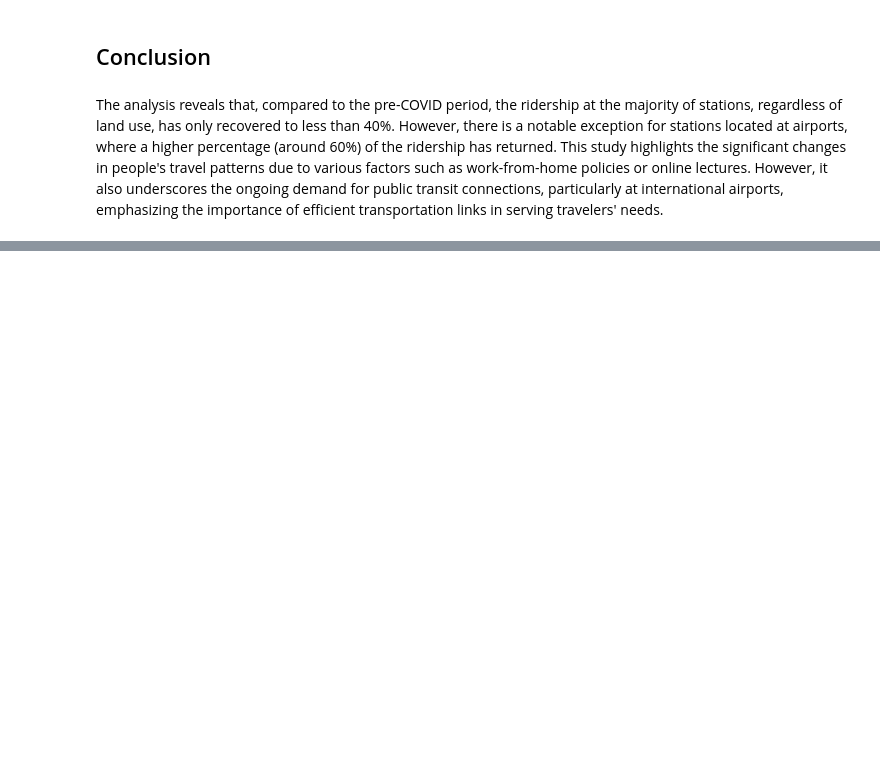
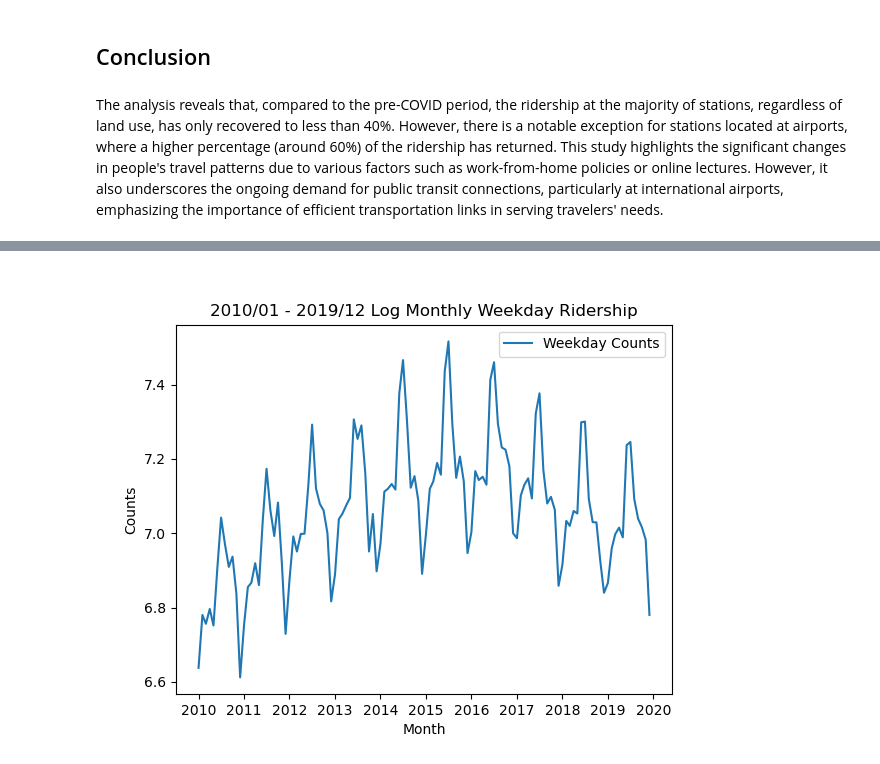
Before and after one commit to UCB-stat-159-s23/project-Group23, a Jupyter notebook: main.ipynb, the cells around one changed output, grey strips where cells are left out. Cells and saved outputs as stored; diff of their text form; code cells hidden in the pictures; blank space fills up the shorter version.

```diff
--- a/main.ipynb
+++ b/main.ipynb
@@ -125,0 +136,4 @@ The analysis reveals that, compared to the pre-COVID period, the ridership at th
+# %%
+display(Image(filename="figures/Berkeley_Embarcadero_2010_2019_Log_Ridership.png"))
+# %% [output]
+[figure, added]
```
Also changed, not shown: parts of 13 cells of this notebook.
